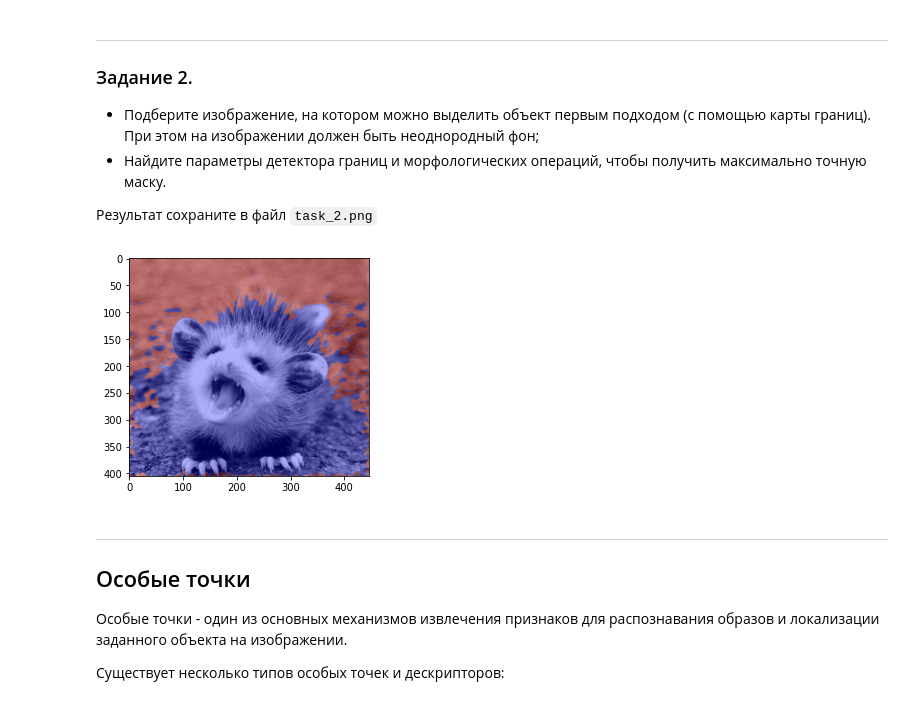
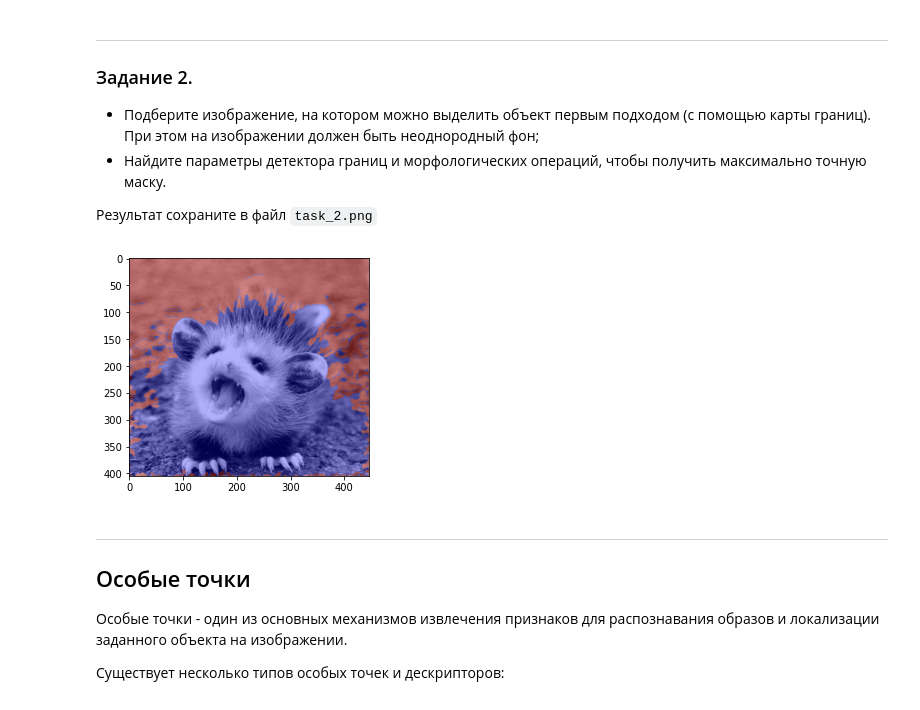
Before and after one commit to HellInsider/SignalInt_minis, a Jupyter notebook: minilab2/second_image_processing.ipynb, the cells around one changed output. Drawn from its saved outputs; the diff is of its cells as text; code cells hidden in the pictures.

```diff
--- a/minilab2/second_image_processing.ipynb
+++ b/minilab2/second_image_processing.ipynb
@@ -150,13 +150,13 @@ for i in range(3): ax[i].set_axis_off()
 # %%
 easy_to_segment = rgb2gray(imread('oposs.jpg'))
 
-my_edge_map = binary_closing(canny(easy_to_segment, sigma=1.1), selem=np.ones((4, 4)))
+my_edge_map = binary_closing(canny(easy_to_segment, sigma=1.2), selem=np.ones((4, 4)))
 my_edge_segmentation = binary_fill_holes(my_edge_map)
 
 plt.imshow(label2rgb(my_edge_segmentation, image=easy_to_segment))
 plt.savefig('task_2.png', dpi=150)
 # %% [output]
-[figure, old version]
+[figure, new version]
 # %% [markdown]
 ---
 
```
Also changed, not shown: parts of 2 cells of this notebook, 6 other files.
